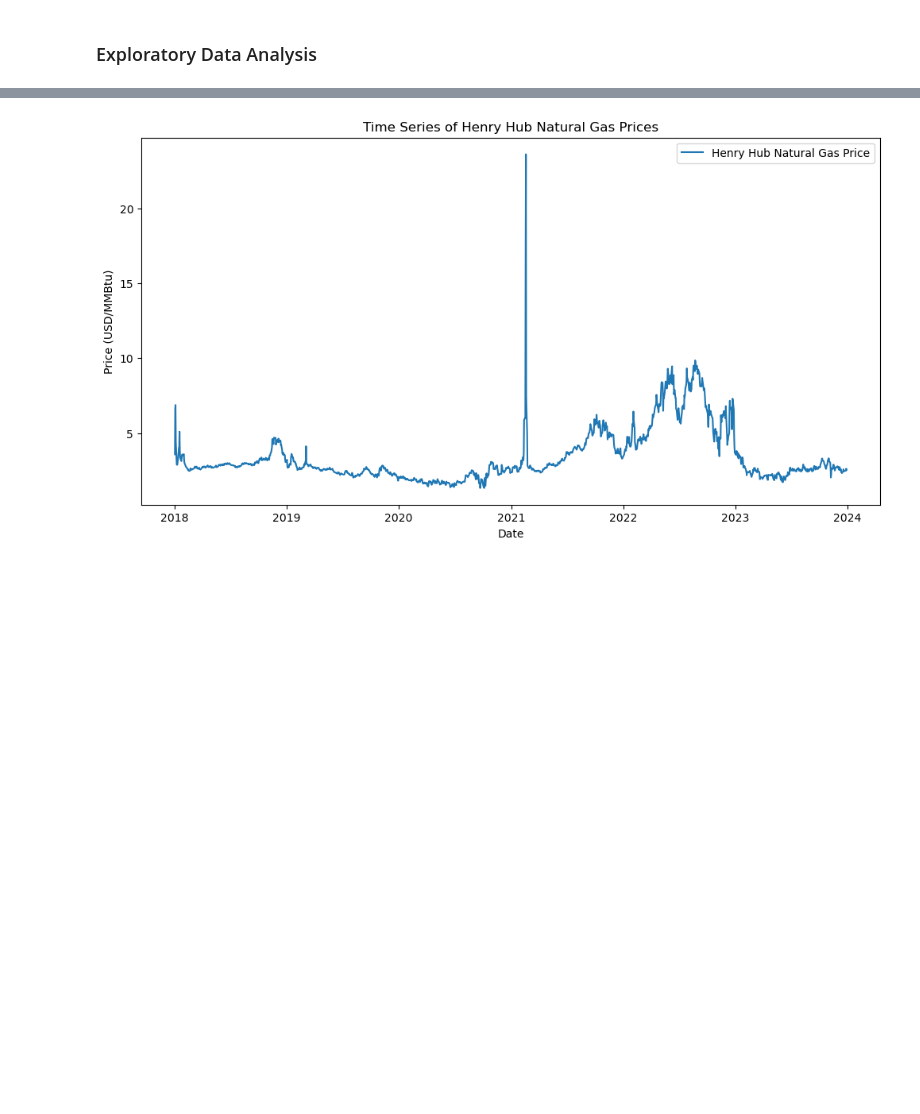
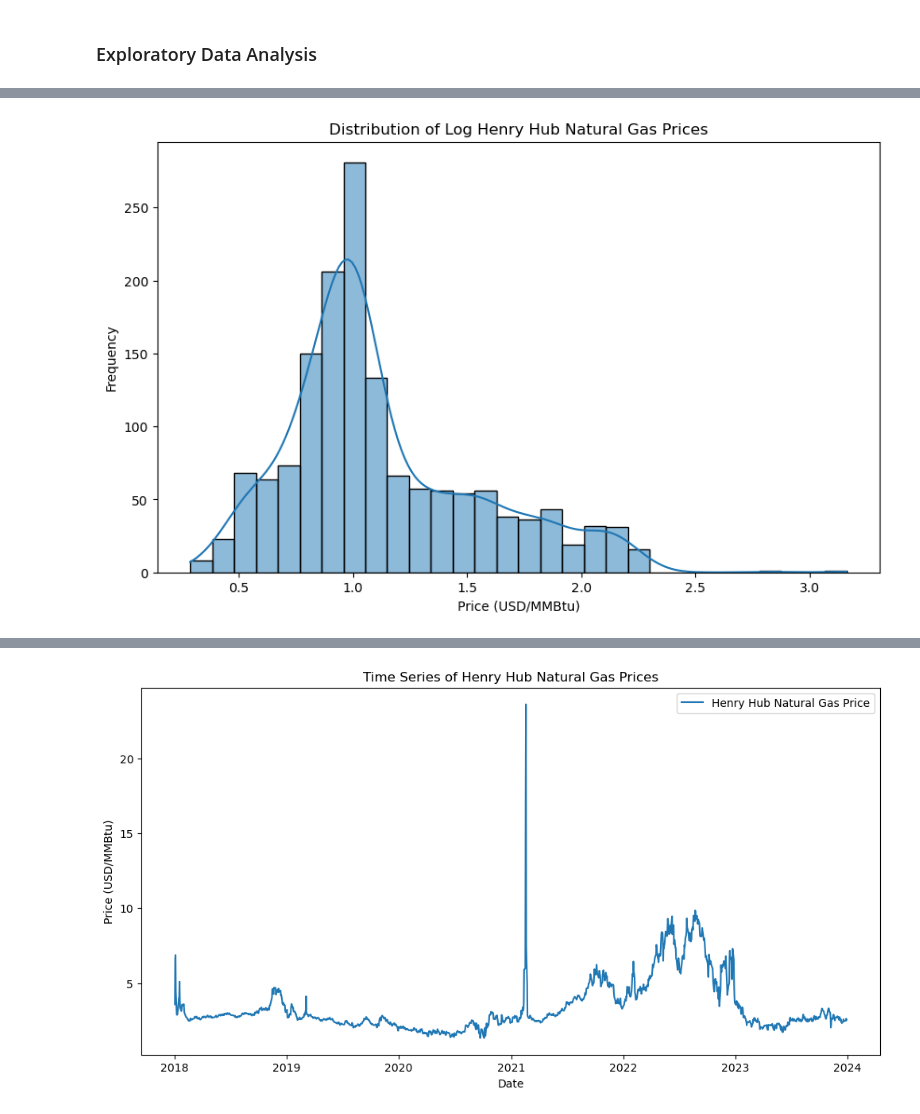
Before and after one commit to yidanzhao00/Natural-Gas-Price-Tendency-Analysis, a Jupyter notebook: code/code1.ipynb, the cells around one changed output, grey strips where cells are left out. Cells and saved outputs as stored; diff of their text form; code cells hidden in the pictures; blank space fills up the shorter version.

```diff
--- a/code/code1.ipynb
+++ b/code/code1.ipynb
@@ -122,3 +143,14 @@ plt.show()
+# %%
+# Distribution of variables
+# Histogram for Log Gas Prices
+plt.figure(figsize=(10, 6))
+sns.histplot(new_price_df['Log_Henry_USD_MMBtu'], bins=30, kde=True)
+plt.title('Distribution of Log Henry Hub Natural Gas Prices')
+plt.xlabel('Price (USD/MMBtu)')
+plt.ylabel('Frequency')
+plt.show()
+# %% [output]
+[figure, added]
 # %%
 # Create temperature bins and labels
 temp_bins = [-float('inf'), 0, 15, float('inf')]
```
Also changed, not shown: parts of 14 cells of this notebook, 1 other file.
